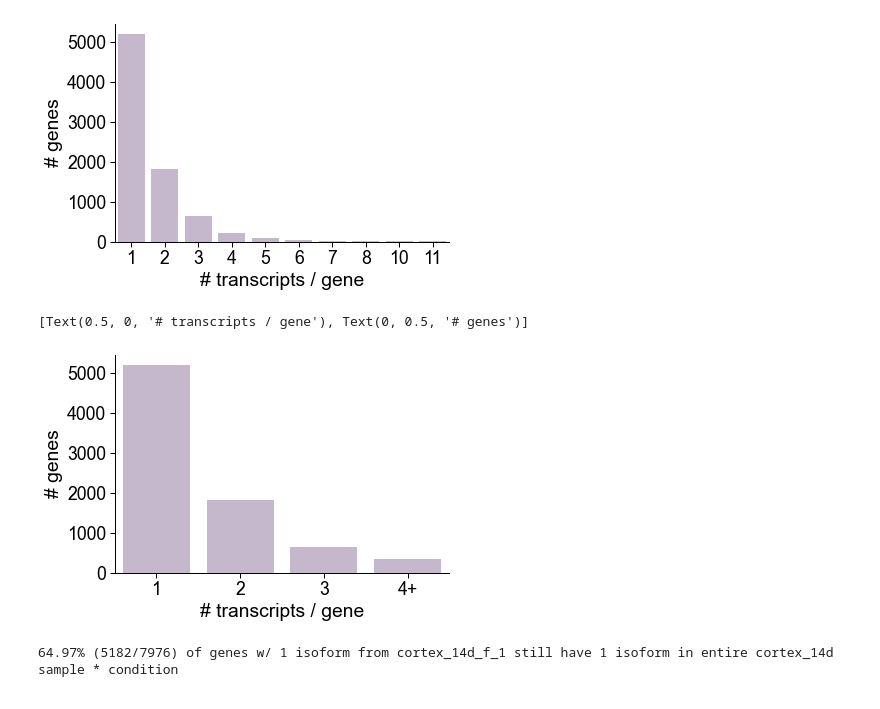
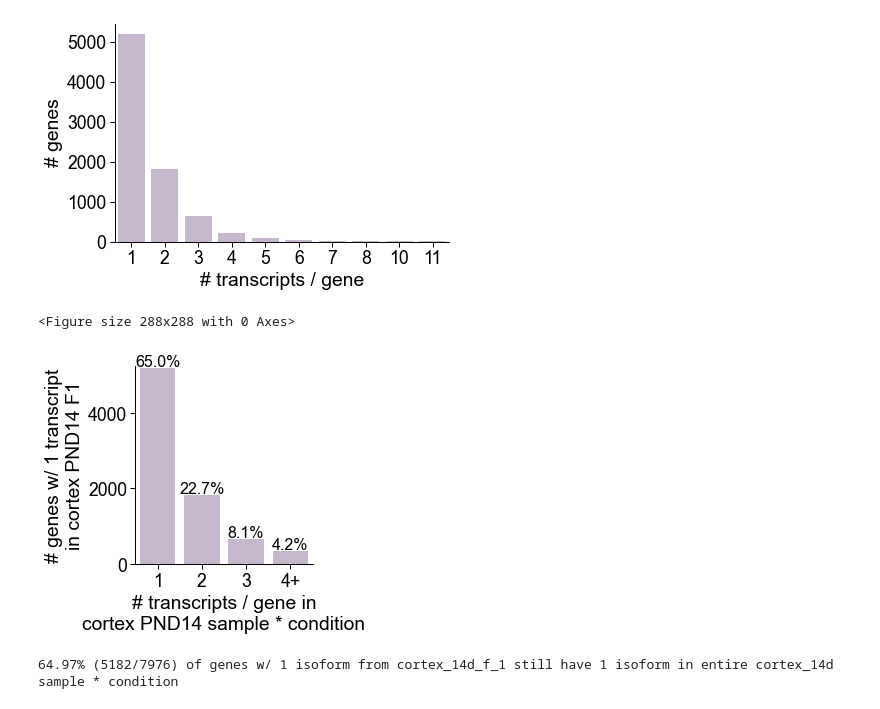
Before and after one commit to fairliereese/paper_rnawg, a Jupyter notebook: figures_revisions/revisions/cortex_14d_f_1_vs_all_brain.ipynb, the cells around one changed output. Saved outputs shown, nothing was run; the diff lists cells and outputs as text; code cells hidden in the pictures.

```diff
--- a/figures_revisions/revisions/cortex_14d_f_1_vs_all_brain.ipynb
+++ b/figures_revisions/revisions/cortex_14d_f_1_vs_all_brain.ipynb
@@ -78,7 +118,7 @@ Read in graph from ../../proc_revisions/data/mouse/lr/swan/swan_graph.p
 #                                source='dataset_det')
 # df.to_csv(f'{dataset}_triplets.tsv', sep='\t')
 # %%
-df = pd.read_csv(f'{dataset}_triplets.tsv', sep='\t')
+df = pd.read_csv('dataset_triplets.tsv', sep='\t')
 # %%
 # get just the stuff with cortex_14d_f_1
 subset_df = df.loc[df.dataset==dataset].copy(deep=True)
@@ -177,21 +217,40 @@ ax.set(xlabel='# transcripts / gene', ylabel='# genes')
 # %%
 sns.set_context('paper', font_scale=2)
 mpl.rcParams['font.family'] = 'Arial'
 mpl.rcParams['pdf.fonttype'] = 42
 
+# and make a beautiful plot
+figsize=(4,4)
+plt.figure(figsize=figsize)
+height = figsize[1]
+width = figsize[0]
+aspect = width/height
+
 c_dict, order = get_biosample_colors(species='mouse')
 c = c_dict[sample]
-ax = sns.barplot(data=rep_df_2, x='n_iso', y='n_genes', color=c)
-
+ax = sns.catplot(data=rep_df_2, x='n_iso', y='n_genes', color=c, kind='bar',
+                 height=height, aspect=aspect)
+ax = plt.gca()
 ax.spines['top'].set_visible(False)
 ax.spines['right'].set_visible(False)
-ax.set(xlabel='# transcripts / gene', ylabel='# genes')
+ax.set(xlabel='# transcripts / gene in\ncortex PND14 sample * condition', ylabel='# genes w/ 1 transcript\nin cortex PND14 F1', ylim=(0,5250))
+
+def add_perc_2(ax, df):
+    ylim = ax.get_ylim()[1]
+    n_cats = len(ax.patches)
+    for p in ax.patches:
+        txt = '{:.1f}%'.format(df.loc[df.n_genes==p.get_height(), 'perc'].values[0])
+        x = p.get_x() + p.get_width() / 2
+        y = p.get_y() + p.get_height() + ylim*0.01
+        ax.annotate(txt, (x, y), size=16, horizontalalignment='center')
+
+add_perc_2(ax, rep_df_2)
 
 fname = 'figures/cortex_14d_f_1_n_isos_per_gene_for_1_iso_library_genes.pdf'
 plt.savefig(fname, dpi=500)
 # %% [output]
-[Text(0.5, 0, '# transcripts / gene'), Text(0, 0.5, '# genes')]
+<Figure size 288x288 with 0 Axes>
-[figure, old version]
+[figure, new version]
 # %%
 n_1 = rep_df.loc[rep_df.n_iso==1, 'n_genes'].values[0]
 n_more = rep_df.loc[rep_df.n_iso!=1, 'n_genes'].sum(axis=0)
```
Also changed, not shown: parts of 8 cells of this notebook, 2 other files.
